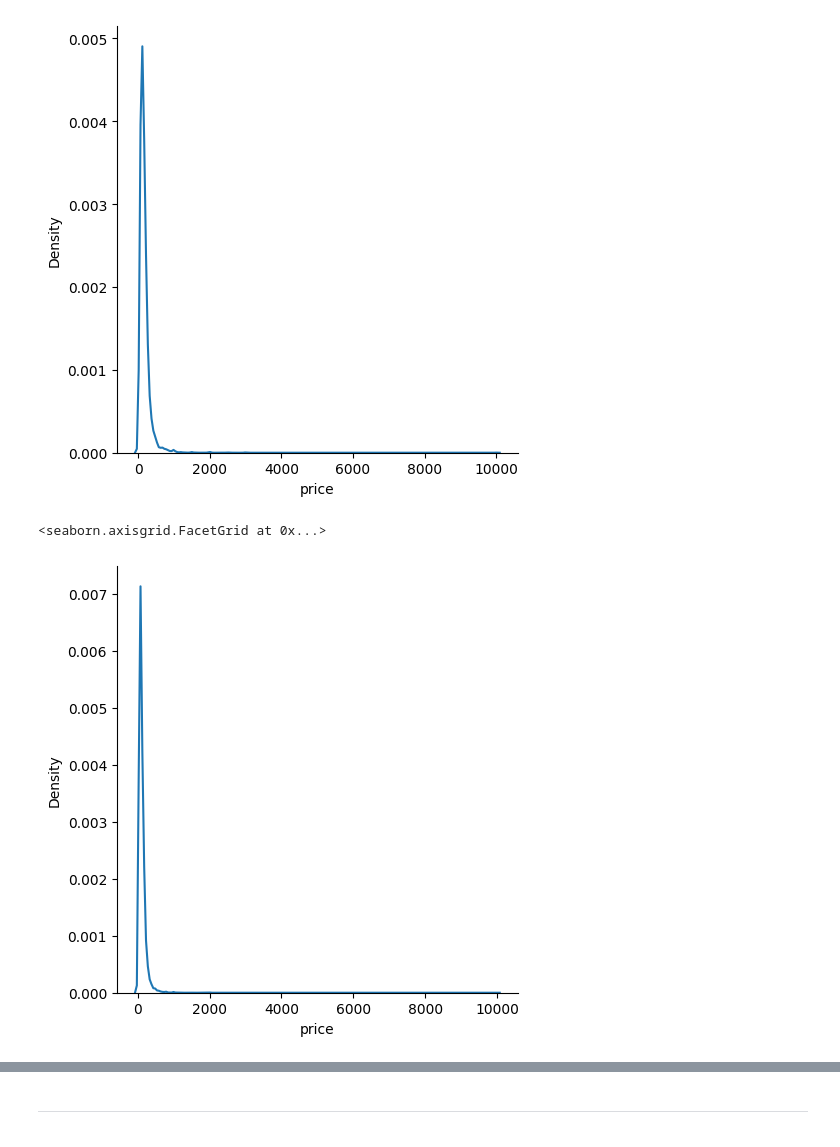
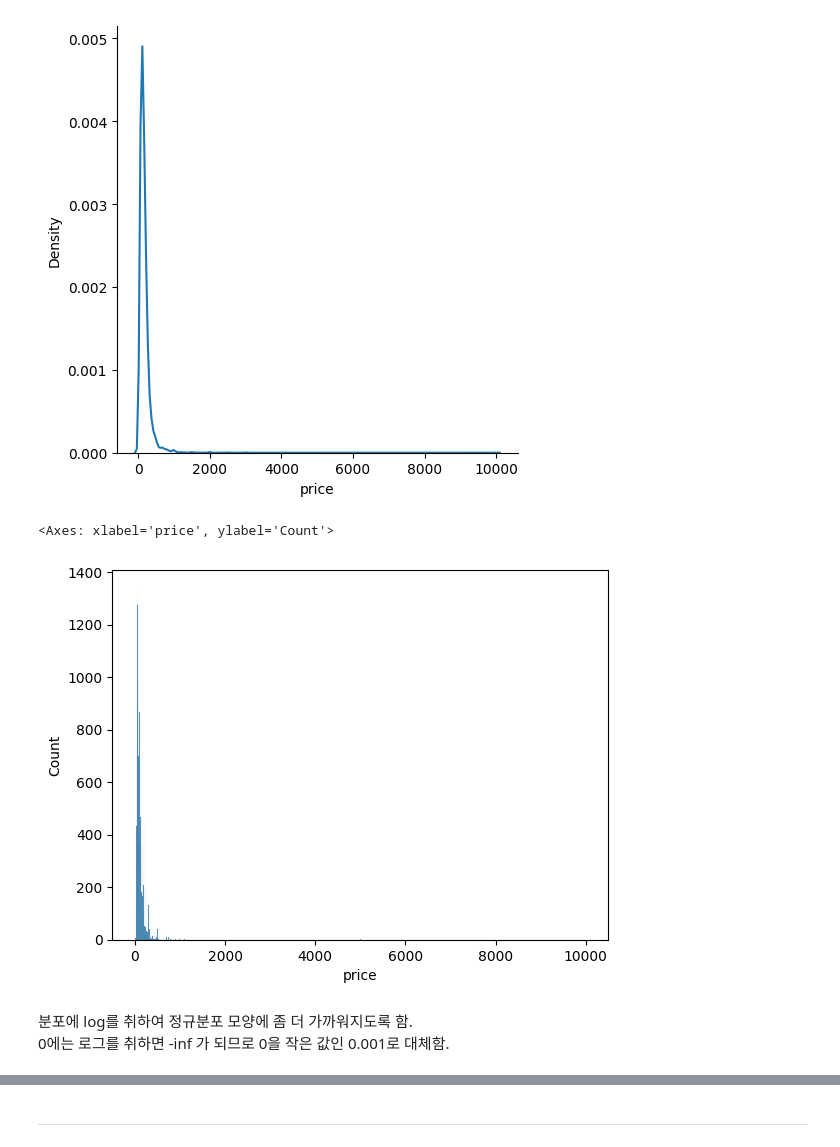
Before and after one commit to gjlee0802/data-science, a Jupyter notebook: hw01_airbnb/과제1.ipynb, the cells around one changed output, grey strips where cells are left out. Saved outputs shown, nothing was run; the diff lists cells and outputs as text; code cells hidden in the pictures.

```diff
--- a/hw01_airbnb/과제1.ipynb
+++ b/hw01_airbnb/과제1.ipynb
@@ -226,7 +250,11 @@ sns.displot(data=df[df['neighbourhood_group'] == 'Manhattan'], x='price', kind='
 <seaborn.axisgrid.FacetGrid at 0x...>
 [figure]
 # %%
-sns.displot(data=df[df['neighbourhood_group'] == 'Brooklyn'], x='price', kind='kde')
+#sns.displot(data=df[df['neighbourhood_group'] == 'Brooklyn'], x='price', kind='kde')
+sns.histplot(data=df[df['neighbourhood_group'] == 'Brooklyn'], x='price')
 # %% [output]
-<seaborn.axisgrid.FacetGrid at 0x...>
+<Axes: xlabel='price', ylabel='Count'>
-[figure, old version]
+[figure, new version]
+# %% [markdown]
+분포에 log를 취하여 정규분포 모양에 좀 더 가까워지도록 함.
+0에는 로그를 취하면 -inf 가 되므로 0을 작은 값인 0.001로 대체함.
```
Also changed, not shown: parts of 14 cells of this notebook.
